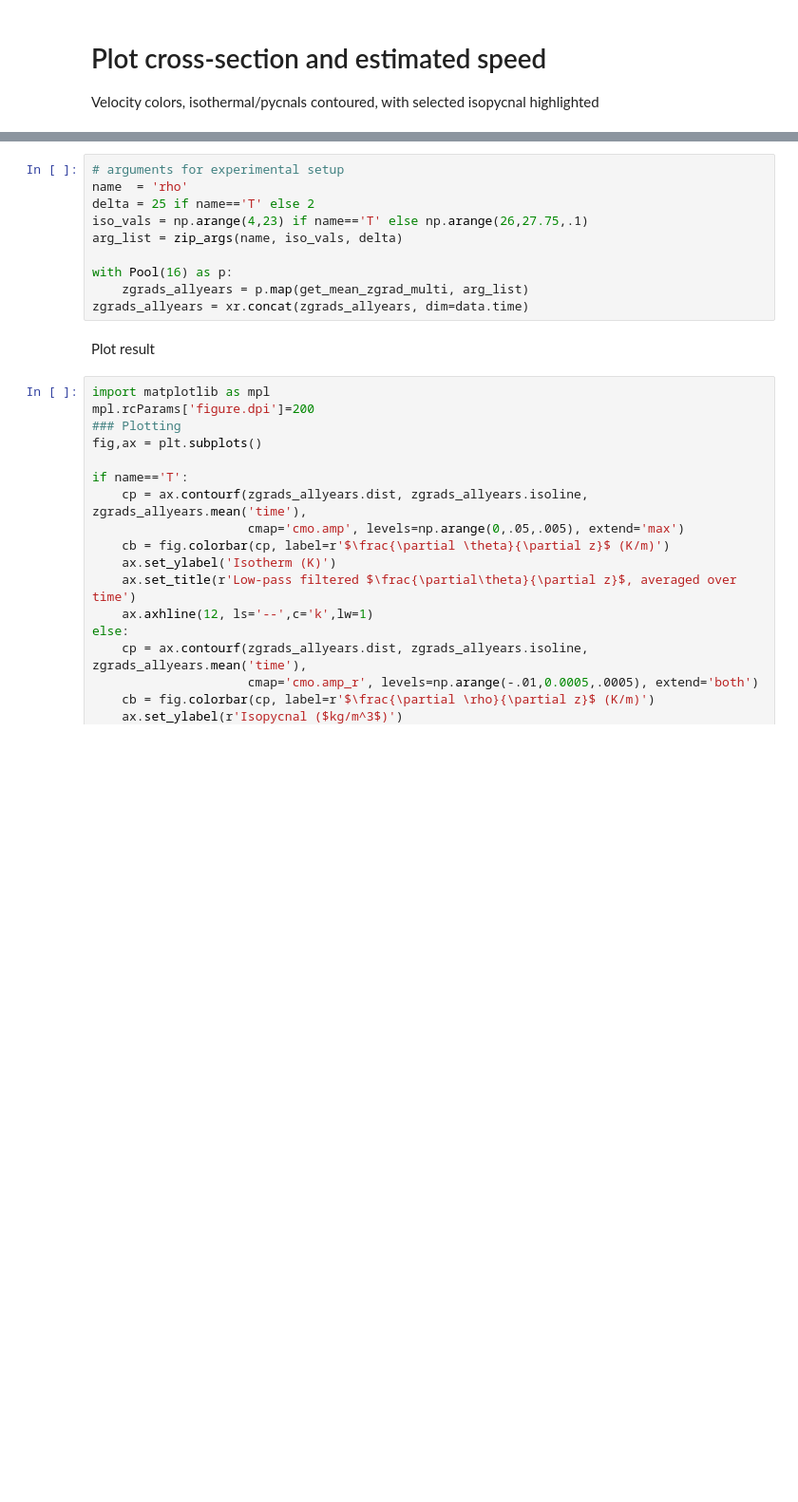
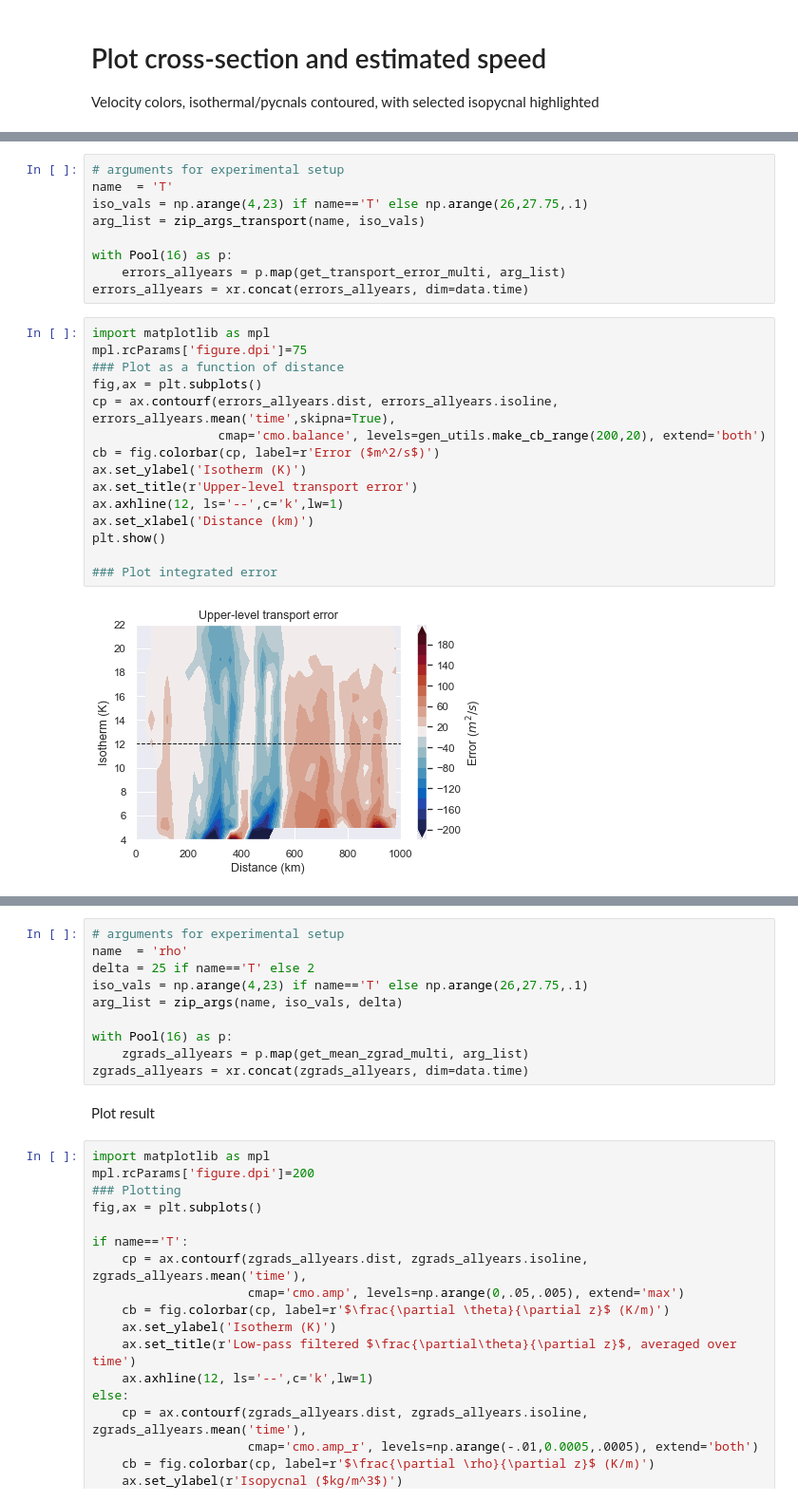
Before and after one commit to ktcarr/12.843, a Jupyter notebook: lab2/lab2_analysis.ipynb, the cells around one changed output, grey strips where cells are left out. Shown at 95% size. Saved outputs shown, nothing was run; the diff lists cells and outputs as text; blank space fills up the shorter version.

```diff
--- a/lab2/lab2_analysis.ipynb
+++ b/lab2/lab2_analysis.ipynb
@@ -217,0 +308,26 @@ plt.show()
+# %%
+# arguments for experimental setup
+name  = 'T'
+iso_vals = np.arange(4,23) if name=='T' else np.arange(26,27.75,.1)
+arg_list = zip_args_transport(name, iso_vals)
+
+with Pool(16) as p:
+    errors_allyears = p.map(get_transport_error_multi, arg_list)
+errors_allyears = xr.concat(errors_allyears, dim=data.time)
+# %%
+import matplotlib as mpl
+mpl.rcParams['figure.dpi']=75
+### Plot as a function of distance
+fig,ax = plt.subplots()
+cp = ax.contourf(errors_allyears.dist, errors_allyears.isoline, errors_allyears.mean('time',skipna=True),
+                 cmap='cmo.balance', levels=gen_utils.make_cb_range(200,20), extend='both')
+cb = fig.colorbar(cp, label=r'Error ($m^2/s$)')
+ax.set_ylabel('Isotherm (K)')
+ax.set_title(r'Upper-level transport error')
+ax.axhline(12, ls='--',c='k',lw=1)
+ax.set_xlabel('Distance (km)')
+plt.show()
+
+### Plot integrated error
+# %% [output]
+[figure, added]
```
Also changed, not shown: parts of 20 cells of this notebook.
